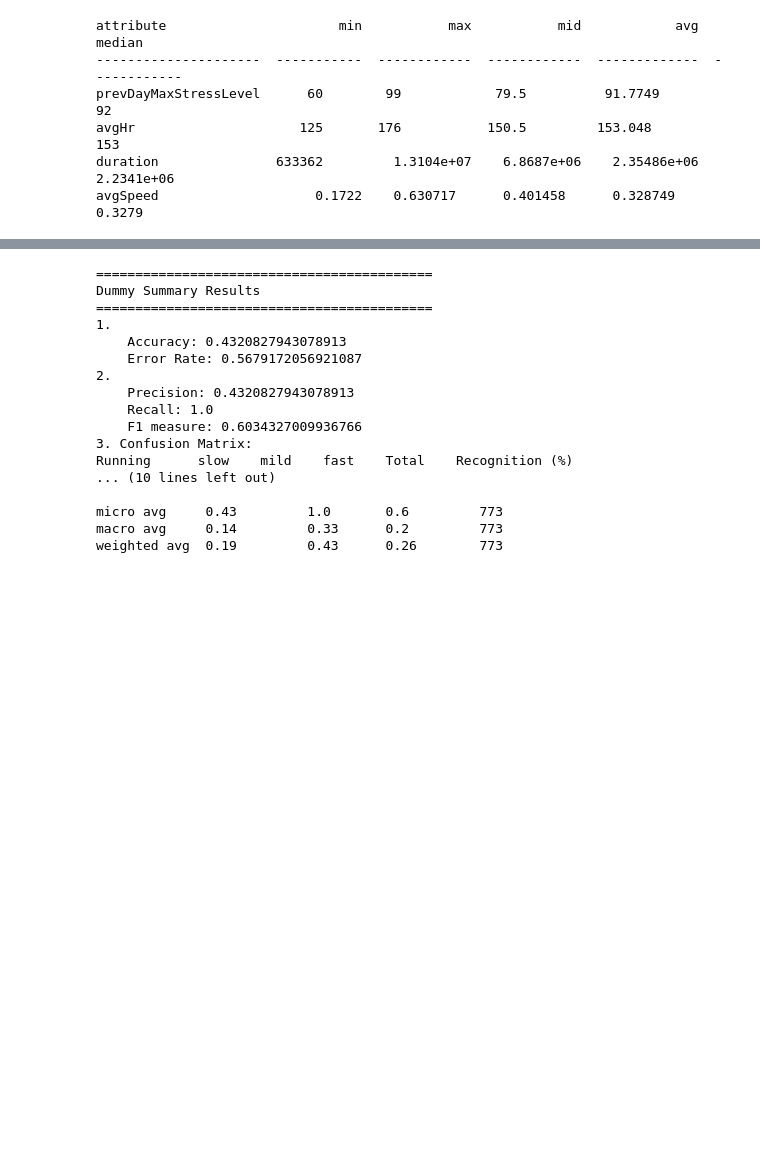
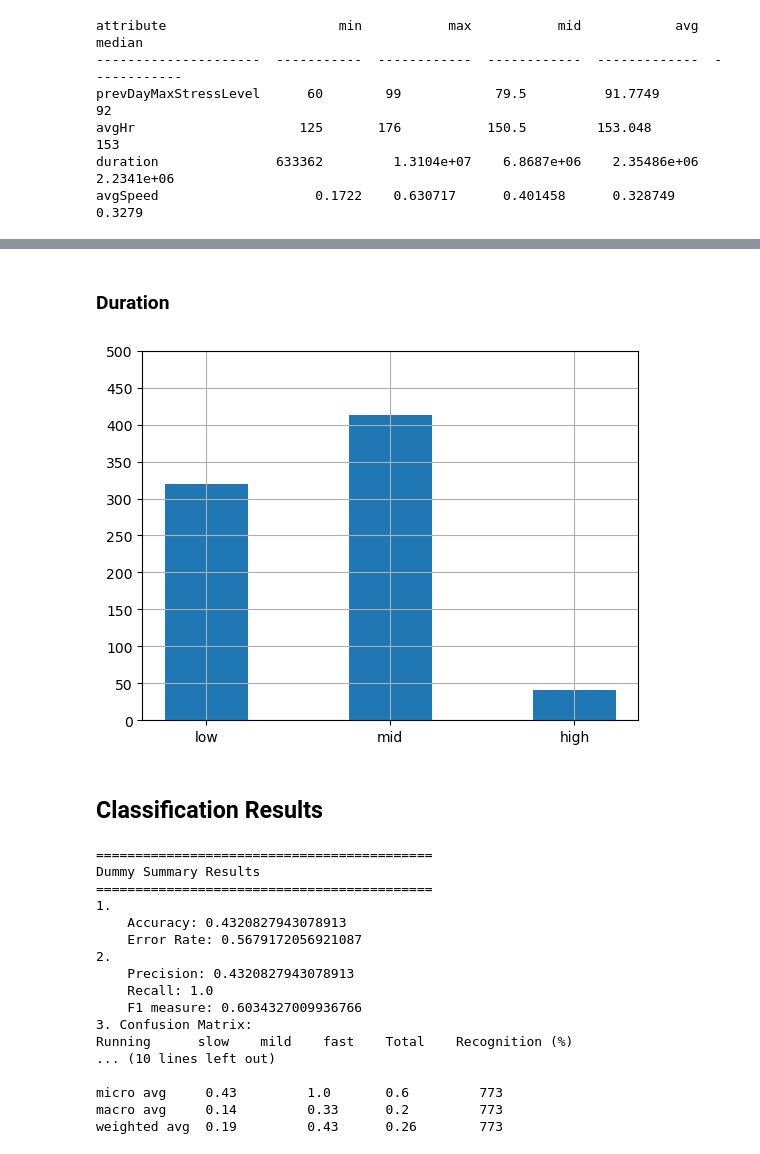
Before and after one commit to JackBrandt/DataAlg-Final-Project-Running, a Jupyter notebook: running_technical_report.ipynb, the cells around one changed output, grey strips where cells are left out. Saved outputs shown, nothing was run; the diff lists cells and outputs as text; code cells hidden in the pictures; blank space fills up the shorter version.

```diff
--- a/running_technical_report.ipynb
+++ b/running_technical_report.ipynb
@@ -249,3 +329,30 @@ avgSpeed                    0.1722    0.630717      0.401458      0.328749
+# %% [markdown]
+### Duration
+# %%
+# reset figure
+plt.figure()
+
+hist_y = [x[2] for x in X]
+ys = [hist_y.count('low'), hist_y.count('mid'), hist_y.count('high')]
+
+# calculate a range (make y a bit bigger)
+xrng = np.arange(len(xs))
+yrng = np.arange(0, max(ys)+100, 50)
+
+# create the bar chart (.45 relativebar width)
+plt.bar(xrng, ys, 0.45, align="center")
+# note: default alignment is center
+
+# define x and y ranges (and value labels)
+plt.xticks(xrng, ["low", "mid", "high"])
+plt.yticks(yrng)
+# turn on the background grid
+plt.grid(True)
+plt.show()
+# %% [output]
+[figure, added]
+# %% [markdown]
+## Classification Results
 # %%
 #Set up models # Add more from myclassifiers if time
 from mysklearn.myclassifiers import MyDecisionTreeClassifier, MyDummyClassifier, MyKNeighborsClassifier, MyNaiveBayesClassifier, MyRandomForestClassifier
```
Also changed, not shown: parts of 9 cells of this notebook.
